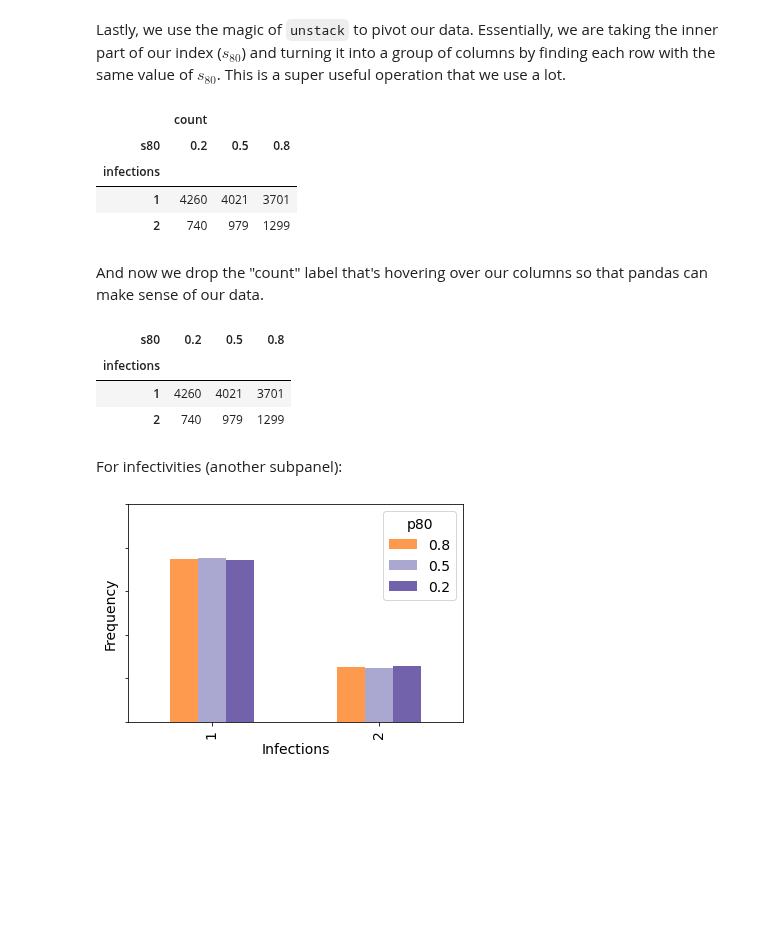
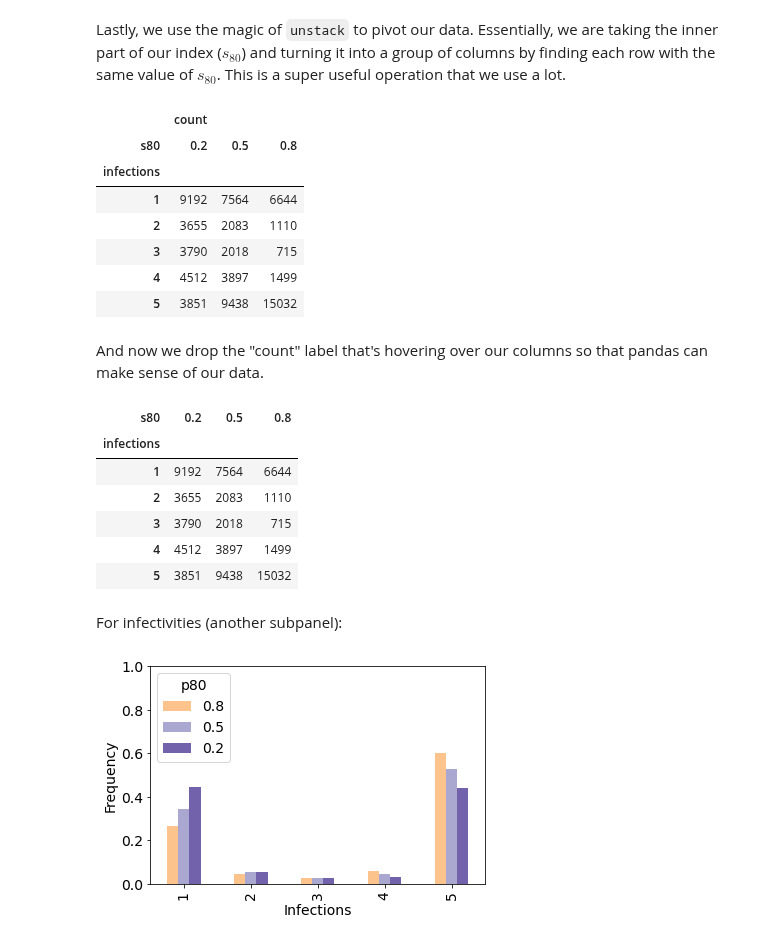
Before and after one commit to tanderson11/householdheterogeneity, a Jupyter notebook: notebooks/MinimalForwardSimulation.ipynb, the cells around one changed output. Cells and saved outputs as stored; diff of their text form; code cells hidden in the pictures; blank space fills up the shorter version.

```diff
--- a/notebooks/MinimalForwardSimulation.ipynb
+++ b/notebooks/MinimalForwardSimulation.ipynb
@@ -140,7 +103,7 @@ We're using $s_{80}$, $p_{80}$, and $\text{SAR}$ as the parameters in this examp
 import numpy as np
 s80_axis = np.linspace(0.2, 0.8, 3)
 p80_axis = np.linspace(0.2, 0.8, 3)
-sar_axis = np.linspace(0.15, 0.35, 3)
+sar_axis = np.linspace(0.10, 0.30, 3)
 from typing import OrderedDict
 axes_by_key = OrderedDict({'s80':s80_axis, 'p80':p80_axis, 'SAR':sar_axis})
 
@@ -157,7 +120,7 @@ date_str = datetime.datetime.now().strftime("%m-%d-%H-%M")
 !mkdir experiment_outputs/
 dir_name = f"experiment_outputs/experiment-{date_str}"
 !mkdir {dir_name}
-results = x.run_grid({2:5000}, region, dir_name)
+results = x.run_grid({5:25000}, region, dir_name)
 results.save(dir_name, 'results')
 # %% [output]
 mkdir: experiment_outputs/: File exists
@@ -204,7 +146,7 @@ import matplotlib.pyplot as plt
 basic_sequential_cmap = plt.get_cmap("Greens")
 alt_cmap = plt.get_cmap("Oranges")
 colors = [basic_sequential_cmap(x) for x in np.linspace(0.2, 0.7, 3)]
-colors[0] = [alt_cmap(x) for x in np.linspace(0.3, 0.6, 3)][1]
+colors[0] = [alt_cmap(x) for x in np.linspace(0.3, 0.6, 3)][0]
 # %% [markdown]
 Now we group the dataframe by the values that we want to hold constant so that we can plot the infections over the variable of interest.
 # %%
@@ -217,7 +159,7 @@ for key, group in results.df.groupby(grouping): # we perform the grouping and it
     key_dict = {label:key[i] for i,label in enumerate(grouping)}
     # we skip values we're not interested in
     if key_dict['p80'] != 0.8: continue
-    if key_dict['SAR'] != 0.25: continue
+    if key_dict['SAR'] != 0.30: continue
 
     # do some magic! (I'll explain down below)
     restructured_group = group['count'].reset_index().drop(['p80', 'SAR', 'size'], axis=1).set_index(['infections', 's80']).unstack()
@@ -227,9 +169,9 @@ for key, group in results.df.groupby(grouping): # we perform the grouping and it
     switched_column_order = restructured_group[restructured_group.columns[::-1]]
     ax = switched_column_order.plot.bar(color=colors)
     break
-ax.axes.yaxis.set_ticklabels([])
+#ax.axes.yaxis.set_ticklabels([])
 ax.set_xlabel("Infections")
 ax.set_ylabel("Frequency")
 ax.set_ylim((0.0, 1.0))
-plt.savefig("different_s80s.png", dpi=300)
+plt.savefig("different_s80s.pdf", dpi=400)
 # %% [output]
@@ -297,8 +279,11 @@ step_by_step
 |  | count |  |  |
 | s80 | 0.2 | 0.5 | 0.8 |
 | infections |  |  |  |
-| 1 | 4260 | 4021 | 3701 |
-| 2 | 740 | 979 | 1299 |
+| 1 | 9192 | 7564 | 6644 |
+| 2 | 3655 | 2083 | 1110 |
+| 3 | 3790 | 2018 | 715 |
+| 4 | 4512 | 3897 | 1499 |
+| 5 | 3851 | 9438 | 15032 |
 # %% [markdown]
 And now we drop the "count" label that's hovering over our columns so that pandas can make sense of our data.
 # %%
@@ -307,40 +292,43 @@ step_by_step
 # %% [output]
 | s80 | 0.2 | 0.5 | 0.8 |
 | infections |  |  |  |
-| 1 | 4260 | 4021 | 3701 |
-| 2 | 740 | 979 | 1299 |
+| 1 | 9192 | 7564 | 6644 |
+| 2 | 3655 | 2083 | 1110 |
+| 3 | 3790 | 2018 | 715 |
+| 4 | 4512 | 3897 | 1499 |
+| 5 | 3851 | 9438 | 15032 |
 # %% [markdown]
 For infectivities (another subpanel):
 # %%
 import matplotlib.pyplot as plt
 plt.rcParams.update({'font.size': 14,})
 basic_sequential_cmap = plt.get_cmap("Purples")
 alt_cmap = plt.get_cmap("Oranges")
 colors = [basic_sequential_cmap(x) for x in np.linspace(0.2, 0.7, 3)]
-colors[0] = [alt_cmap(x) for x in np.linspace(0.3, 0.6, 3)][1]
+colors[0] = [alt_cmap(x) for x in np.linspace(0.3, 0.6, 3)][0]
 
 # we group by the variables we aren't interested in plotting so that they'll be constant in the slice we look at
 grouping = ['s80', 'SAR', 'size']
 for key, group in results.df.groupby(grouping): # we perform the grouping and iterate over groups
     group = group.rename(columns={0:'count'}) # I rename a mysterious column to make it more obvious. In future, this will be the default behavior!
     # we make key_dict, a mapping from labels (ex. 'p80') to the value in the current group
     key_dict = {label:key[i] for i,label in enumerate(grouping)}
     # we skip values we're not interested in
     if key_dict['s80'] != 0.8: continue
-    if key_dict['SAR'] != 0.25: continue
+    if key_dict['SAR'] != 0.30: continue
 
     # do some magic! (I'll explain down below)
     restructured_group = group['count'].reset_index().drop(['s80', 'SAR', 'size'], axis=1).set_index(['infections', 'p80']).unstack()
     restructured_group = restructured_group.droplevel(0, axis=1)
     restructured_group = restructured_group / restructured_group.sum()
     # switch the order of our columns because *decreasing* s80 corresponds with *adding* heterogeneity
     switched_column_order = restructured_group[restructured_group.columns[::-1]]
     ax = switched_column_order.plot.bar(color=colors)
     break
-ax.axes.yaxis.set_ticklabels([])
+#ax.axes.yaxis.set_ticklabels([])
 ax.set_xlabel("Infections")
 ax.set_ylabel("Frequency")
 ax.set_ylim((0.0, 1.0))
-plt.savefig("different_p80s.png", dpi=300)
+plt.savefig("different_p80s.pdf", dpi=400)
 # %% [output]
-[figure, old version]
+[figure, new version]
```
Also changed, not shown: parts of 19 cells of this notebook, 2 other files.
